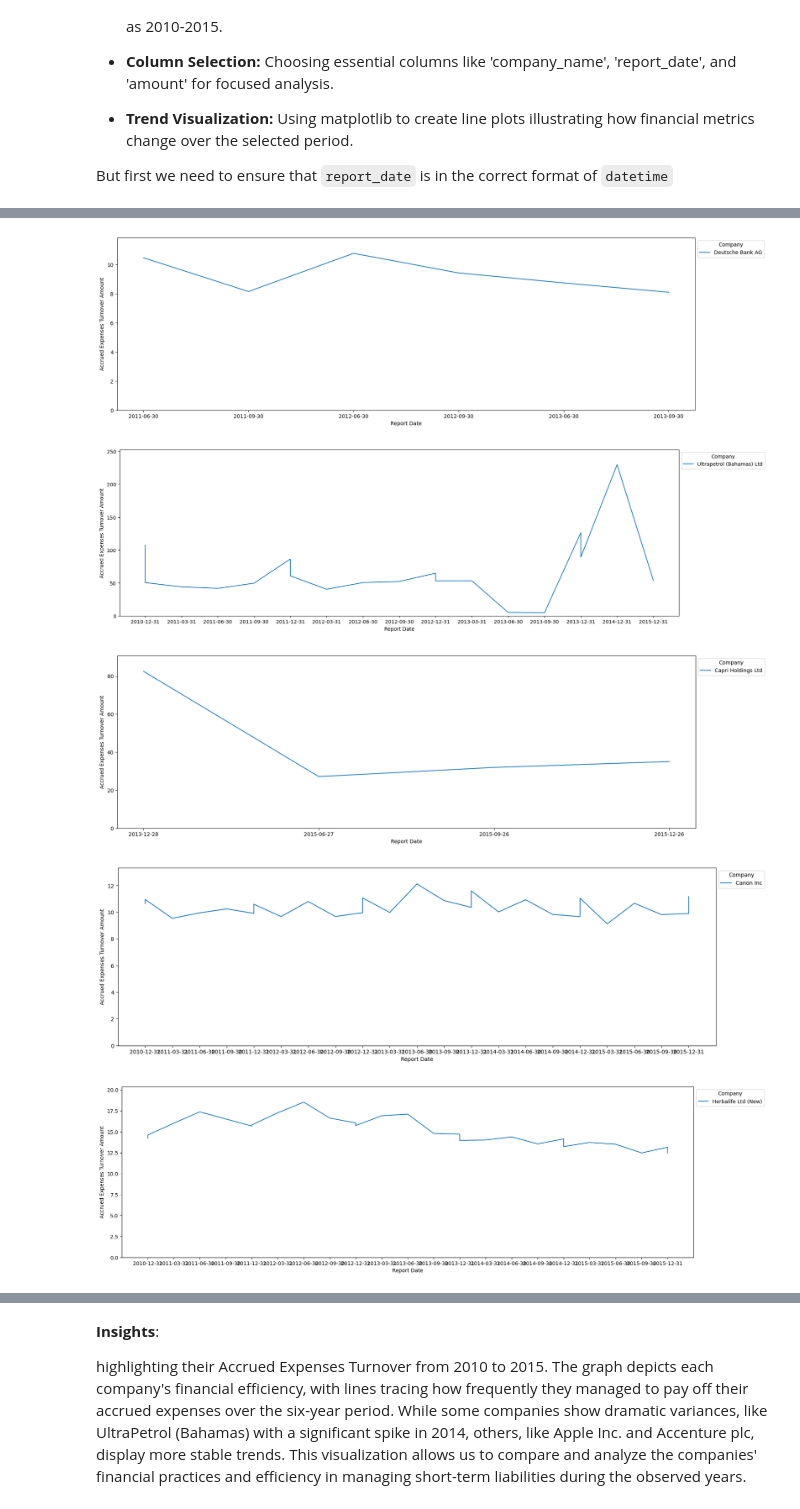
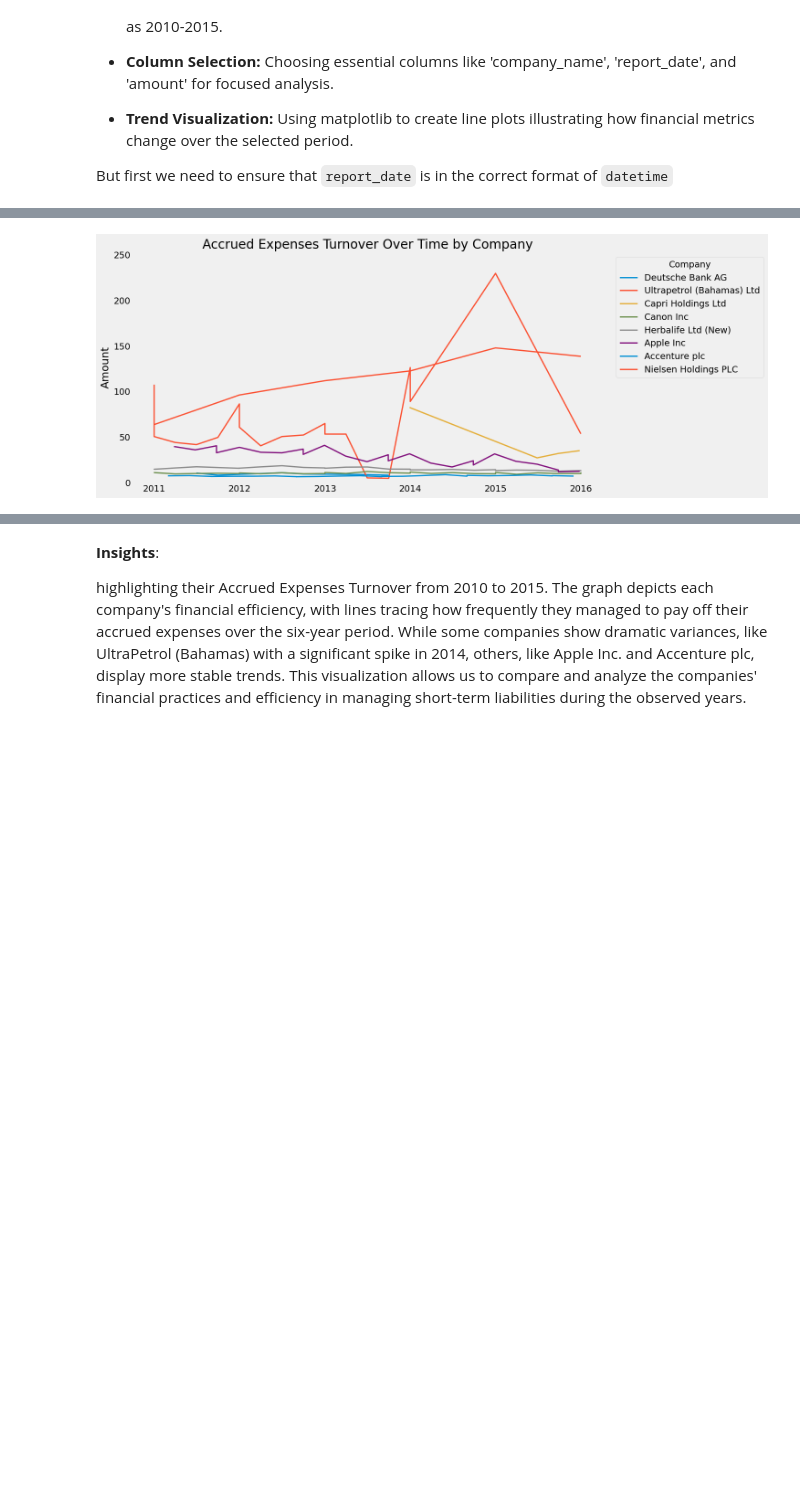
Before and after one commit to TomazFilgueira/Dq_Datascientist, a Jupyter notebook: 6 - APIs and Web Scraping/6_Guided_Project_API_with_Pandas.ipynb, the cells around one changed output, grey strips where cells are left out. Drawn from its saved outputs; the diff is of its cells as text; code cells hidden in the pictures; blank space fills up the shorter version.

Commit message:
create images for guided project 6

```diff
--- a/6 - APIs and Web Scraping/6_Guided_Project_API_with_Pandas.ipynb
+++ b/6 - APIs and Web Scraping/6_Guided_Project_API_with_Pandas.ipynb
@@ -404,7 +404,8 @@ country_mapping = {
     'JPN': 'Japan',
     'CYM': 'Cayman Islands',
     'BHS': 'Bahamas',
-    'IRL': 'Ireland'
+    'IRL': 'Ireland',
+    'GBR': 'United Kingdom',
 
 }
 # %%
@@ -471,22 +472,31 @@ updated_df.head()
 | 3 | Accrued Expenses Turnover | DEU | Deutsche Bank AG | 2012-09-30 | Q3 | 9.437545 | Germany |
 | 4 | Accrued Expenses Turnover | DEU | Deutsche Bank AG | 2013-06-30 | Q2 | 8.755041 | Germany |
 # %%
-#select only relevant columns for trend over time analysis
+# Fecha figuras abertas
+plt.close('all')
+
+# Restaura TODOS os parâmetros para o padrão
+plt.style.use('fivethirtyeight')             # aplica o estilo default
+
+# Select only relevant columns for trend over time analysis
 relevant_data = updated_df[['company_name','country_name','report_date','amount']]
 
-#loop over each company_name of relevant_data
+plt.figure(figsize=(15,6))  # Create a figure
+
+# Loop through each company and plot on the same graph
 for company in relevant_data['company_name'].unique():
-    plt.figure(figsize = (20,6)) #create a figure  15 inches wide and 6 inches tall
     company_data = relevant_data[relevant_data['company_name'] == company]
-    plt.plot(company_data['report_date'], company_data['amount'], label=company)
-    plt.ylim(0, company_data['amount'].max() * 1.1) #set y-axis limits
-    plt.xlabel('Report Date')
-    plt.ylabel('Accrued Expenses Turnover Amount')
-    plt.legend(title='Company', bbox_to_anchor=(1.00, 1), loc='upper left' )
-    plt.show()
+    plt.plot(company_data['report_date'], company_data['amount'], label=company,lw=2)
+
+# Global formatting for the chart (outside loop)
+plt.ylim(0, relevant_data['amount'].max() * 1.1)
+plt.xlabel('')
+plt.ylabel('Amount')
+plt.title('Accrued Expenses Turnover Over Time by Company')
+plt.legend(title='Company', bbox_to_anchor=(1.02, 1), loc='upper left')
+plt.grid(False)
+plt.tight_layout()
+
+plt.show()
 # %% [output]
-[figure, old version]
+[figure, new version]
-[figure, removed]
-[figure, removed]
-[figure, removed]
-[figure, removed]
```
Also changed, not shown: parts of 4 cells of this notebook, 3 other files.
